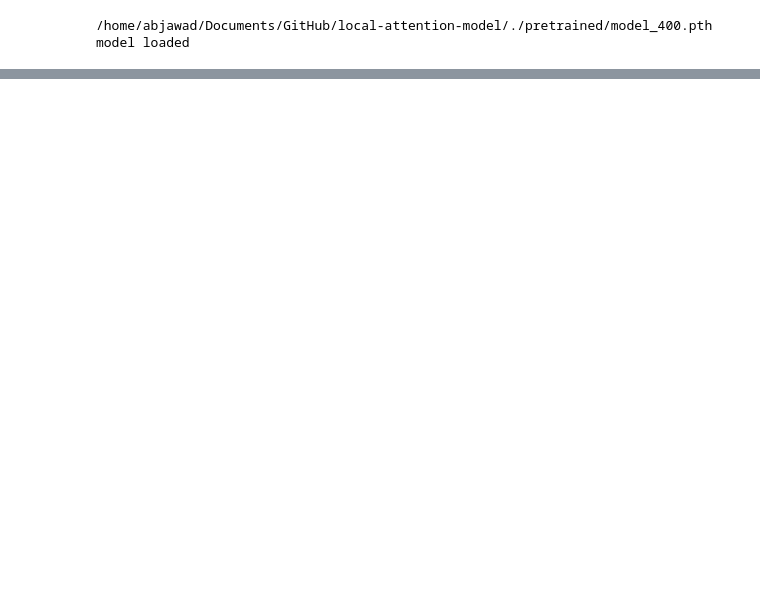
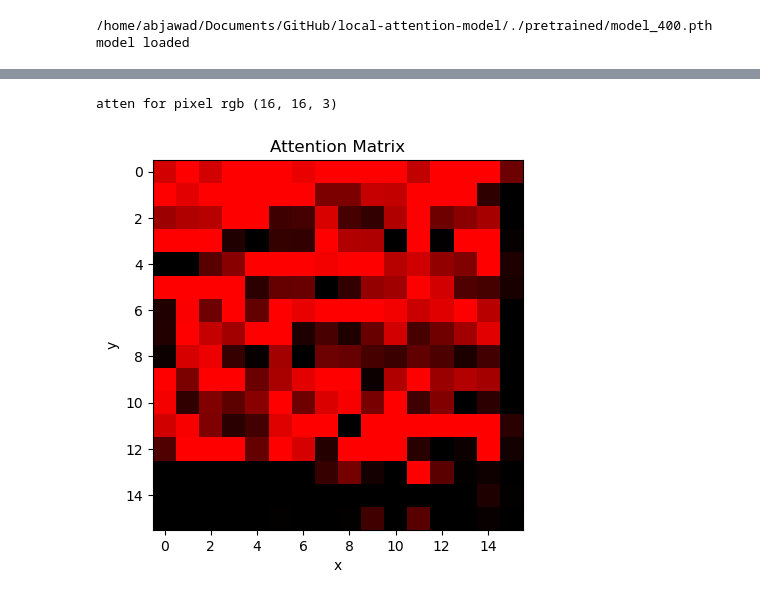
Before and after one commit to mahfuzalhasan/local-attention-model, a Jupyter notebook: notebooks/atten_viz_pretrained.ipynb, the cells around one changed output, grey strips where cells are left out. Saved outputs shown, nothing was run; the diff lists cells and outputs as text; code cells hidden in the pictures; blank space fills up the shorter version.

```diff
--- a/notebooks/atten_viz_pretrained.ipynb
+++ b/notebooks/atten_viz_pretrained.ipynb
@@ -167,0 +200,8 @@ print(np.unique(mat))
+# %%
+head = 0
+layer = 0
+atten = get_attention_matrix(attention, layer, head)
+
+# convert to numpy
+atten = atten.cpu().numpy()
+print(atten.shape)
@@ -167,0 +287,22 @@ print(np.unique(mat))
+# %%
+# Create an empty three-channel array
+atten_for_pixel_rgb = np.zeros((16, 16, 3))
+
+# Copy the single-channel data into each channel
+atten_for_pixel_rgb[:, :, 0] = atten_for_pixel
+# atten_for_pixel_rgb[:, :, 1] = atten_for_pixel
+# atten_for_pixel_rgb[:, :, 2] = atten_for_pixel
+
+# normalize by mean and std
+atten_for_pixel_rgb = (atten_for_pixel_rgb - np.mean(atten_for_pixel_rgb)) / np.std(atten_for_pixel_rgb)
+
+print('atten for pixel rgb', atten_for_pixel_rgb.shape)
+# plot the attention matrix
+fig = plt.figure()
+ax = fig.add_subplot(111)
+ax.set_xlabel('x')
+ax.set_ylabel('y')
+ax.set_title('Attention Matrix')
+ax.imshow(atten_for_pixel_rgb)
+plt.show()
+# %% [output]
@@ -167,0 +310,2 @@ print(np.unique(mat))
+atten for pixel rgb (16, 16, 3)
+[figure, added]
```
Also changed, not shown: parts of 12 cells of this notebook, 16 other files.
